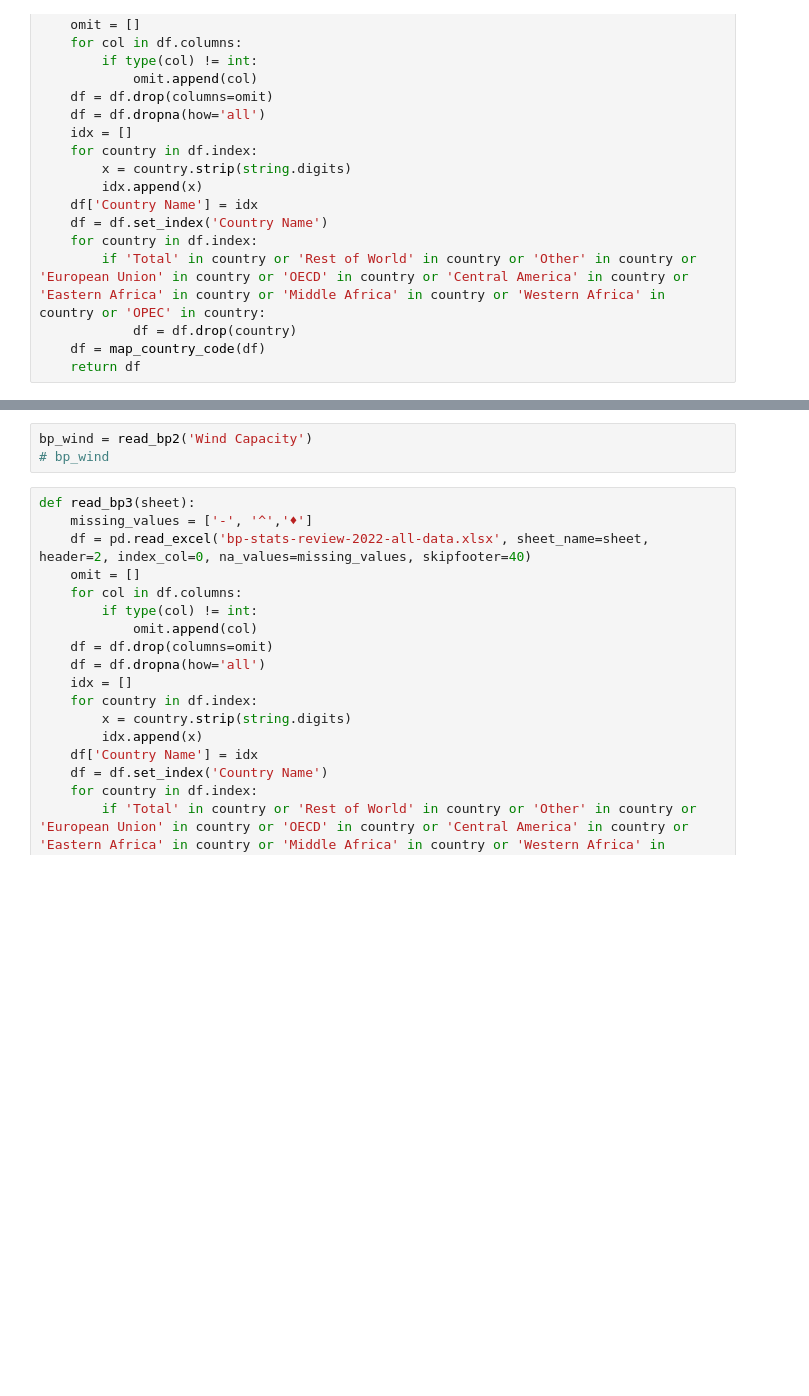
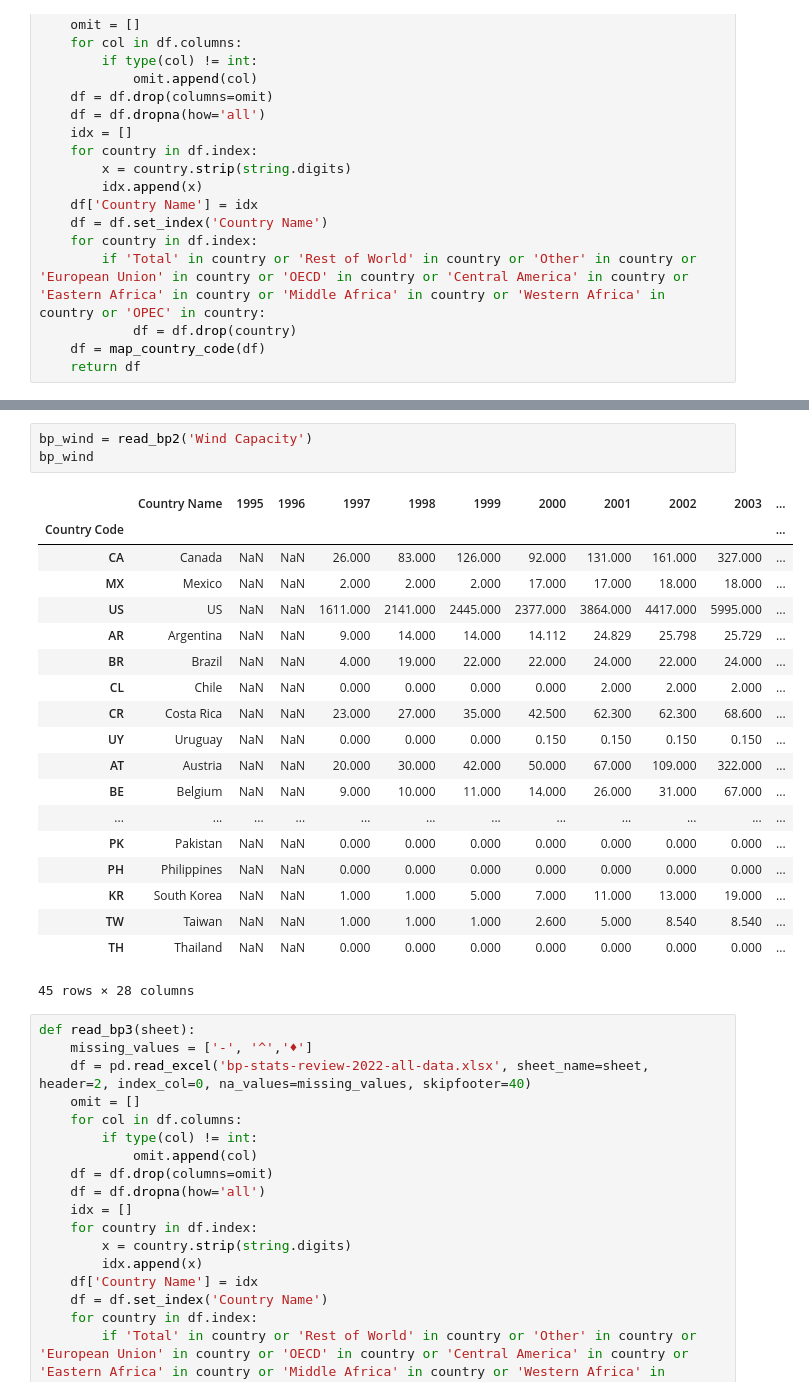
Before and after one commit to ariana848/historical_tech, a Jupyter notebook: read_bp.ipynb, the cells around one changed output, grey strips where cells are left out. Drawn from its saved outputs; the diff is of its cells as text; blank space fills up the shorter version.

```diff
--- a/read_bp.ipynb
+++ b/read_bp.ipynb
@@ -146,6 +368,26 @@ bp_solar = read_bp2('Solar Capacity')
 # %%
 bp_wind = read_bp2('Wind Capacity')
-# bp_wind
+bp_wind
+# %% [output]
+|  | Country Name | 1995 | 1996 | 1997 | 1998 | 1999 | 2000 | 2001 | 2002 | 2003 | ... |
+| Country Code |  |  |  |  |  |  |  |  |  |  | ... |
+| CA | Canada | NaN | NaN | 26.000 | 83.000 | 126.000 | 92.000 | 131.000 | 161.000 | 327.000 | ... |
+| MX | Mexico | NaN | NaN | 2.000 | 2.000 | 2.000 | 17.000 | 17.000 | 18.000 | 18.000 | ... |
+| US | US | NaN | NaN | 1611.000 | 2141.000 | 2445.000 | 2377.000 | 3864.000 | 4417.000 | 5995.000 | ... |
+| AR | Argentina | NaN | NaN | 9.000 | 14.000 | 14.000 | 14.112 | 24.829 | 25.798 | 25.729 | ... |
+| BR | Brazil | NaN | NaN | 4.000 | 19.000 | 22.000 | 22.000 | 24.000 | 22.000 | 24.000 | ... |
+| CL | Chile | NaN | NaN | 0.000 | 0.000 | 0.000 | 0.000 | 2.000 | 2.000 | 2.000 | ... |
+| CR | Costa Rica | NaN | NaN | 23.000 | 27.000 | 35.000 | 42.500 | 62.300 | 62.300 | 68.600 | ... |
+| UY | Uruguay | NaN | NaN | 0.000 | 0.000 | 0.000 | 0.150 | 0.150 | 0.150 | 0.150 | ... |
+| AT | Austria | NaN | NaN | 20.000 | 30.000 | 42.000 | 50.000 | 67.000 | 109.000 | 322.000 | ... |
+| BE | Belgium | NaN | NaN | 9.000 | 10.000 | 11.000 | 14.000 | 26.000 | 31.000 | 67.000 | ... |
+| ... | ... | ... | ... | ... | ... | ... | ... | ... | ... | ... | ... |
+| PK | Pakistan | NaN | NaN | 0.000 | 0.000 | 0.000 | 0.000 | 0.000 | 0.000 | 0.000 | ... |
+| PH | Philippines | NaN | NaN | 0.000 | 0.000 | 0.000 | 0.000 | 0.000 | 0.000 | 0.000 | ... |
+| KR | South Korea | NaN | NaN | 1.000 | 1.000 | 5.000 | 7.000 | 11.000 | 13.000 | 19.000 | ... |
+| TW | Taiwan | NaN | NaN | 1.000 | 1.000 | 1.000 | 2.600 | 5.000 | 8.540 | 8.540 | ... |
+| TH | Thailand | NaN | NaN | 0.000 | 0.000 | 0.000 | 0.000 | 0.000 | 0.000 | 0.000 | ... |
+45 rows × 28 columns
 # %%
 def read_bp3(sheet):
     missing_values = ['-', '^','♦']
```
Also changed, not shown: parts of 15 cells of this notebook, 1 other file.
